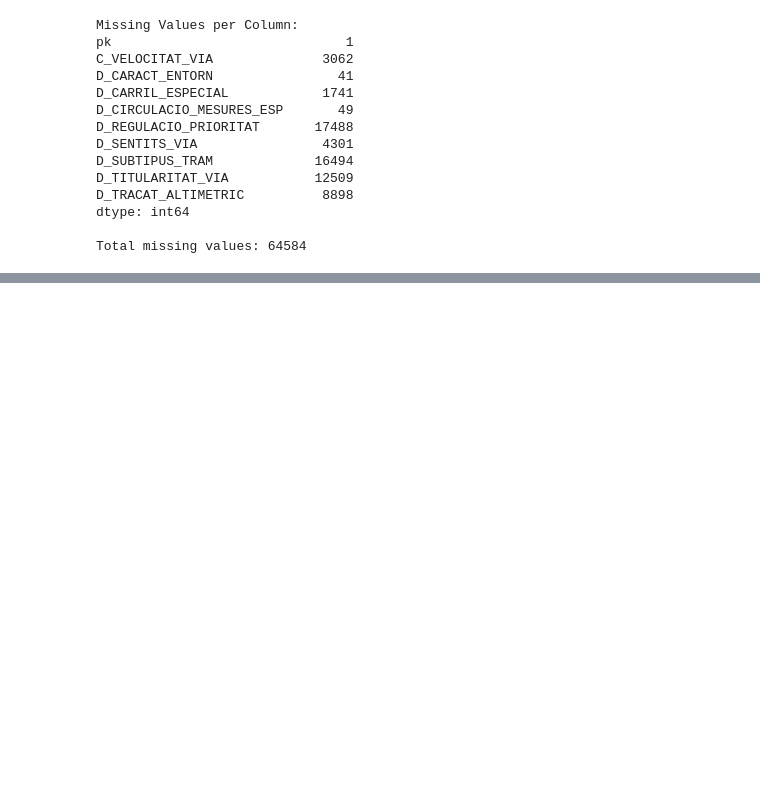
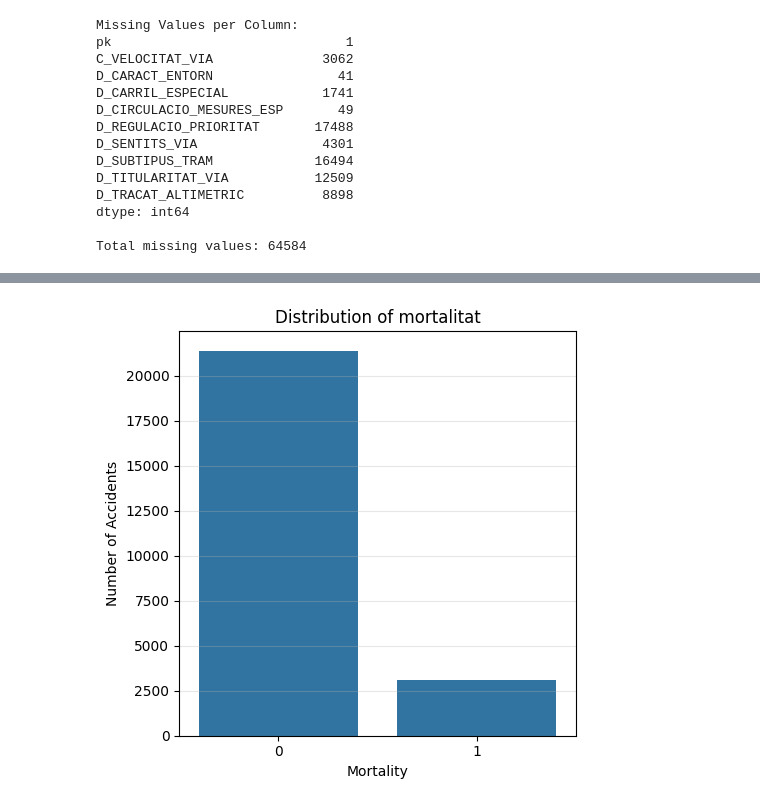
Before and after one commit to uripont/catalan-traffic-accident-analysis, a Jupyter notebook: notebooks/01_exploratory_analysis.ipynb, the cells around one changed output, grey strips where cells are left out. Saved outputs shown, nothing was run; the diff lists cells and outputs as text; code cells hidden in the pictures; blank space fills up the shorter version.

```diff
--- a/notebooks/01_exploratory_analysis.ipynb
+++ b/notebooks/01_exploratory_analysis.ipynb
@@ -89,0 +210,4 @@ Total missing values: 64584
+# %%
+# convert deaths to mortality yes/no
+df['mortalitat'] = np.where(df['F_MORTS'] > 0, 1, 0)
+df.head()
@@ -89,0 +221,15 @@ Total missing values: 64584
+# %%
+# F_MORTS distribution plot
+fig, ax = plt.subplots(figsize=(5, 5))
+col = 'mortalitat'
+
+# Create count plot with better styling
+sns.countplot(x=col, data=df, ax=ax)
+ax.set_title(f'Distribution of {col}')
+ax.set_xlabel('Mortality')
+ax.set_ylabel('Number of Accidents')
+ax.grid(axis='y', alpha=0.3)
+plt.tight_layout()
+plt.show()
+# %% [output]
+[figure, added]
```
Also changed, not shown: parts of 27 cells of this notebook, 2 other files.
